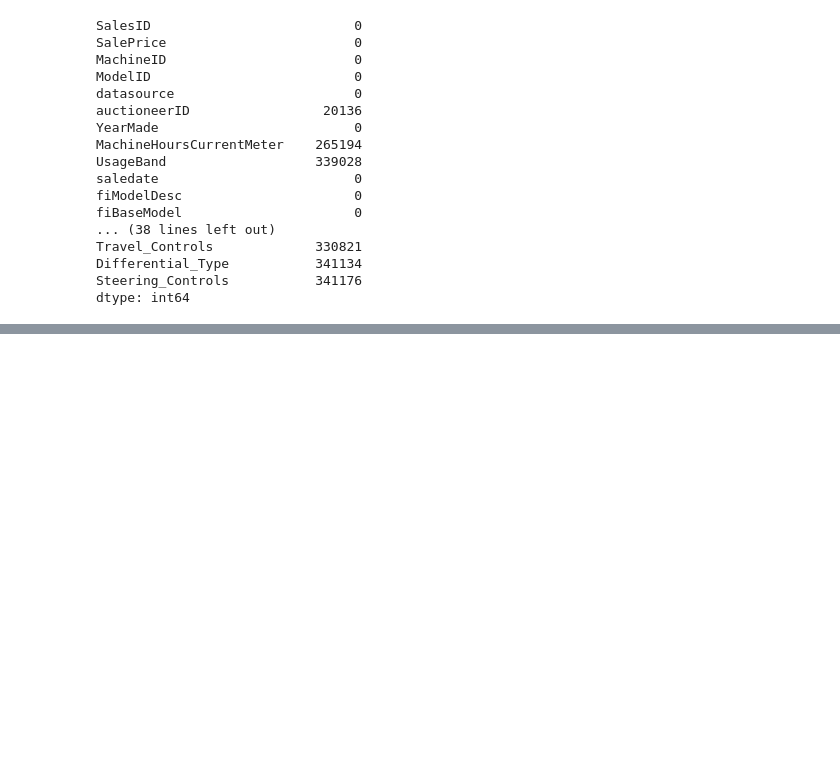
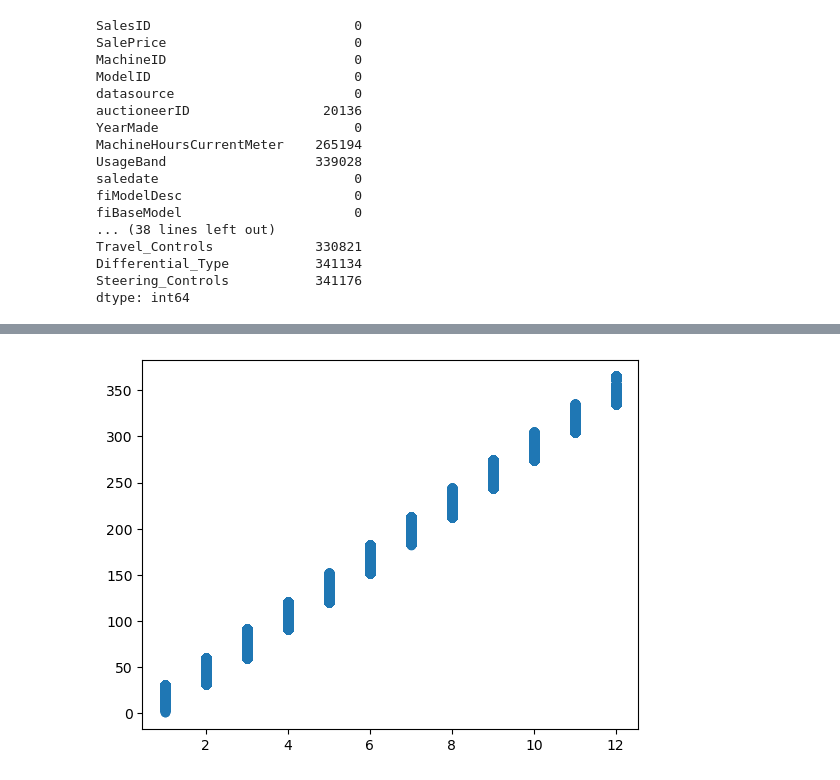
Before and after one commit to msnkr/bulldozer_bluebook, a Jupyter notebook: Untitled1.ipynb, the cells around one changed output, grey strips where cells are left out. Cells and saved outputs as stored; diff of their text form; code cells hidden in the pictures; blank space fills up the shorter version.

```diff
--- a/Untitled1.ipynb
+++ b/Untitled1.ipynb
@@ -55,3 +55,6 @@ Travel_Controls             330821
 Differential_Type           341134
 Steering_Controls           341176
 dtype: int64
+# %%
+df.sort_values(by=["saledate"], inplace=True)
+df.saledate.head()
@@ -58,3 +68,11 @@ dtype: int64
+# %%
+df["SaleYear"] = df.saledate.dt.year
+df["SaleMonth"] = df.saledate.dt.month
+df["SaleDay"] = df.saledate.dt.day
+df["SaleDayOfWeek"] = df.saledate.dt.day_of_week
+df["SaleDayOfYear"] = df.saledate.dt.day_of_year
+
+df.drop("saledate", axis=1, inplace=True)
 # %%
 df.auctioneerID.isna()
 # %% [output]
@@ -125,0 +144,4 @@ sn.heatmap(df.corr(), linewidths=0.9, cmap="inferno");
+# %%
+plt.scatter(df.SaleMonth, df.SaleDayOfYear);
+# %% [output]
+[figure, added]
```
Also changed, not shown: parts of 9 cells of this notebook.
